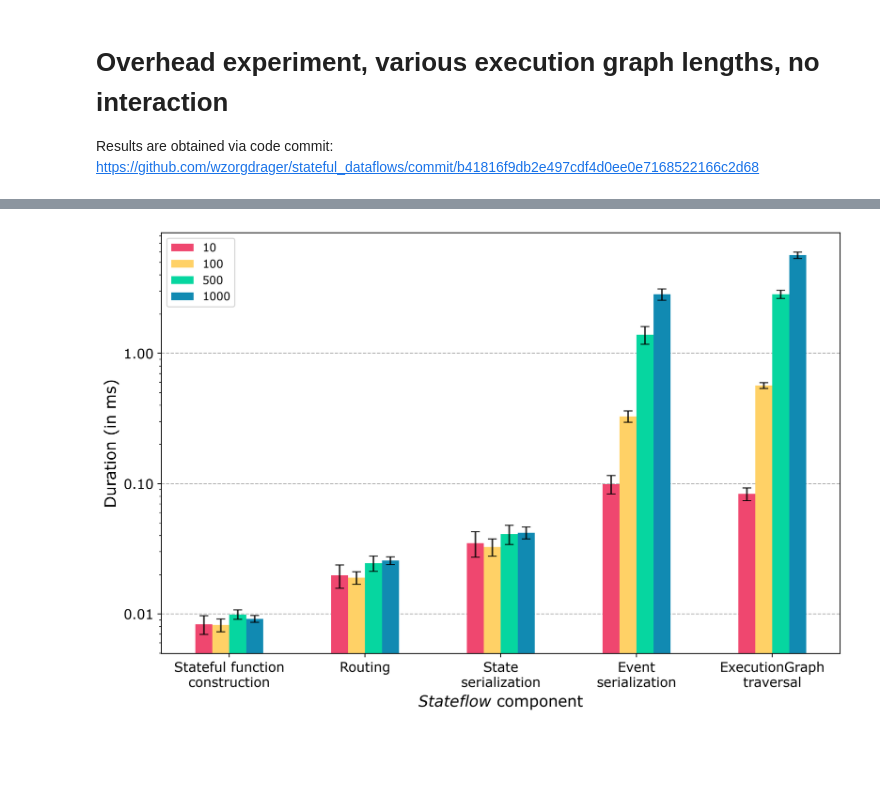
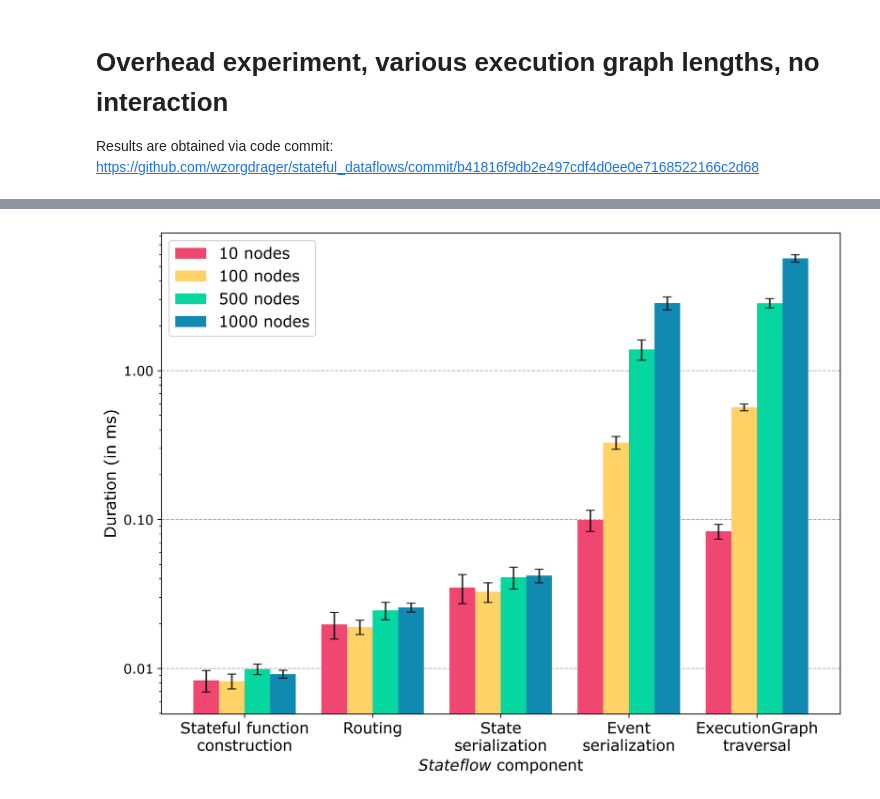
Before and after one commit to delftdata/stateflow-evaluation, a Jupyter notebook: results/overhead/overhead_results.ipynb, the cells around one changed output, grey strips where cells are left out. Cells and saved outputs as stored; diff of their text form; code cells hidden in the pictures; blank space fills up the shorter version.

```diff
--- a/results/overhead/overhead_results.ipynb
+++ b/results/overhead/overhead_results.ipynb
@@ -14,6 +14,6 @@ for font in font_manager.findSystemFonts(font_dir):
     font_manager.fontManager.addfont(font)
 
 rcParams['font.family'] = 'Verdana'
-rcParams['figure.figsize'] = [11, 7]
-rcParams['figure.dpi'] = 400 # 200 e.g. is really fine, but slower
+rcParams['figure.figsize'] = [11, 8]
+rcParams['figure.dpi'] = 600 # 200 e.g. is really fine, but slower
 import matplotlib.pyplot as plt
@@ -58,0 +57,8 @@ fivemb_data.describe()
+# %%
+fivemb_data = pd.read_csv("5MB_one_invocation.csv")
+columns = ["STATE_SERIALIZATION_DURATION", "EVENT_SERIALIZATION_DURATION", "ROUTING_DURATION", "ACTOR_CONSTRUCTION"]
+
+for column in columns:
+    fivemb_data = fivemb_data[fivemb_data[column] < fivemb_data[column].quantile(0.95)]
+
+fivemb_data.describe()
@@ -59,5 +75,11 @@ fivemb_data.describe()
 # %%
 fiftymb_data = pd.read_csv("50MB_one_invocation.csv")
+
+columns = ["STATE_SERIALIZATION_DURATION", "EVENT_SERIALIZATION_DURATION", "ROUTING_DURATION", "ACTOR_CONSTRUCTION"]
+
+for column in columns:
+    fiftymb_data = fiftymb_data[fiftymb_data[column] < fiftymb_data[column].quantile(0.95)]
+
 fiftymb_data.describe()
 
 fiftymb_data.std()
@@ -249,15 +272,15 @@ eg_1000_data.describe()
 # %%
 columns = ["ACTOR_CONSTRUCTION", "ROUTING_DURATION", "STATE_SERIALIZATION_DURATION", "EVENT_SERIALIZATION_DURATION", "EXECUTION_GRAPH_TRAVERSAL"]
 
-eg_10_data_mean = eg_10_data[columns].mean().to_frame(name="10")
-eg_100_data_mean = eg_100_data[columns].mean().to_frame(name="100")
-eg_500_data_mean = eg_500_data[columns].mean().to_frame(name="500")
-eg_1000_data_mean = eg_1000_data[columns].mean().to_frame(name="1000")
+eg_10_data_mean = eg_10_data[columns].mean().to_frame(name="10 nodes")
+eg_100_data_mean = eg_100_data[columns].mean().to_frame(name="100 nodes")
+eg_500_data_mean = eg_500_data[columns].mean().to_frame(name="500 nodes")
+eg_1000_data_mean = eg_1000_data[columns].mean().to_frame(name="1000 nodes")
 
-eg_10_data_std = eg_10_data[columns].std().to_frame(name="10")
-eg_100_data_std = eg_100_data[columns].std().to_frame(name="100")
-eg_500_data_std = eg_500_data[columns].std().to_frame(name="500")
-eg_1000_data_std = eg_1000_data[columns].std().to_frame(name="1000")
+eg_10_data_std = eg_10_data[columns].std().to_frame(name="10 nodes")
+eg_100_data_std = eg_100_data[columns].std().to_frame(name="100 nodes")
+eg_500_data_std = eg_500_data[columns].std().to_frame(name="500 nodes")
+eg_1000_data_std = eg_1000_data[columns].std().to_frame(name="1000 nodes")
 
 
 overhead_eg_mean = pd.concat([eg_10_data_mean, eg_100_data_mean, eg_500_data_mean, eg_1000_data_mean], axis=1)
@@ -280,14 +303,16 @@ EXECUTION_GRAPH_TRAVERSAL     0.009427  0.029237  0.204334  0.322871
 # %%
-ax = overhead_eg_mean.plot(kind="bar", color=["#ef476f", "#ffd166", "#06d6a0", "#118ab2", "#073b4c"], yerr=overhead_eg_std, rot=0, fontsize=12, capsize=4, ecolor='black', error_kw={"alpha": 0.80})
+ax = overhead_eg_mean.plot(kind="bar", color=["#ef476f", "#ffd166", "#06d6a0", "#118ab2", "#073b4c"], yerr=overhead_eg_std, rot=0, fontsize=12, capsize=4, width=0.8, ecolor='black', error_kw={"alpha": 0.80})
 ax.set_axisbelow(True)
 plt.grid(axis="y", linestyle="--")
 ax.set_yscale('log')
+plt.legend(loc=0, prop={"size": 14})
 ax.set_ylabel("Duration (in ms)", fontsize=14)
 ax.set_xlabel(r"$Stateflow$ " + "component", fontsize=14)
-ax.set_xticklabels(["Stateful function\nconstruction", "Routing", "State\nserialization", "Event\nserialization", "ExecutionGraph\ntraversal"])
+ax.set_xticklabels(["Stateful function\nconstruction", "Routing", "State\nserialization", "Event\nserialization", "ExecutionGraph\ntraversal"], fontsize=14)
 #ax.set_title(r"Duration of components in $Stateflow$ with varying state size. ")
 ax.yaxis.set_major_formatter(matplotlib.ticker.FormatStrFormatter('%.2f'))
-plt.savefig("execution_graph_overhead.pdf")
+plt.savefig("execution_graph_overhead.pdf", bbox_inches = 'tight',
+    pad_inches = 0)
 plt.show()
 # %% [output]
-[figure, old version]
+[figure, new version]
```
Also changed, not shown: parts of 17 cells of this notebook, 3 other files.
